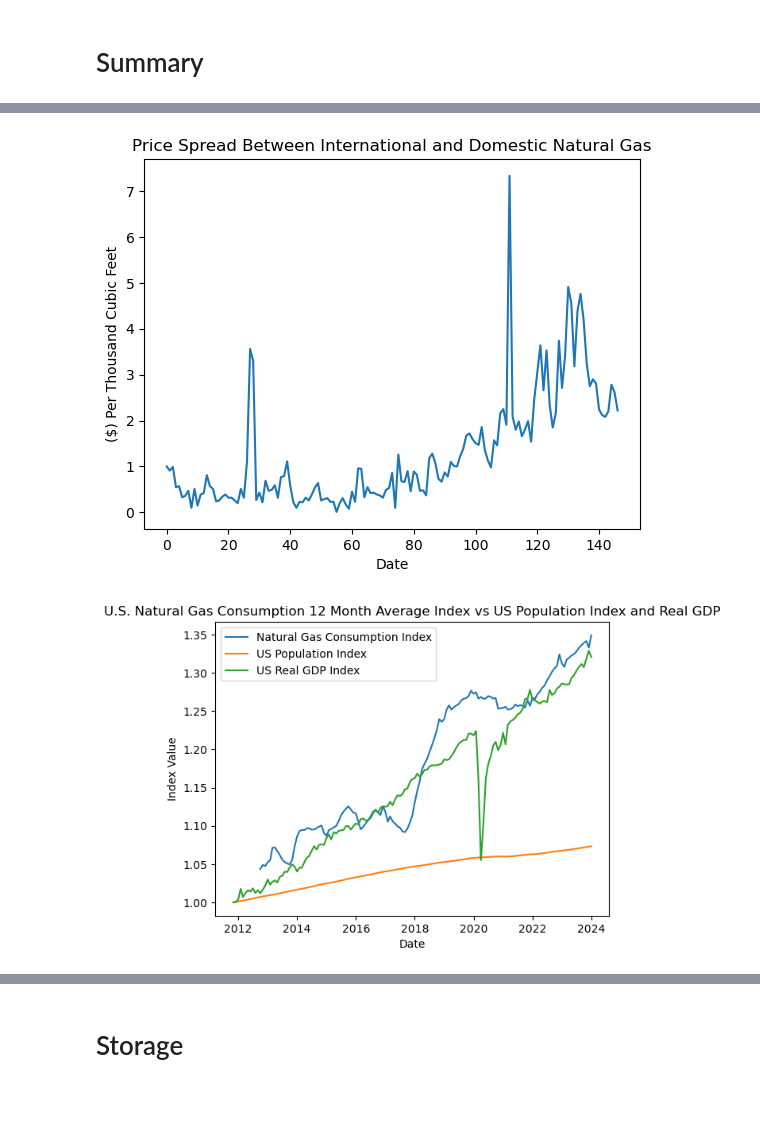
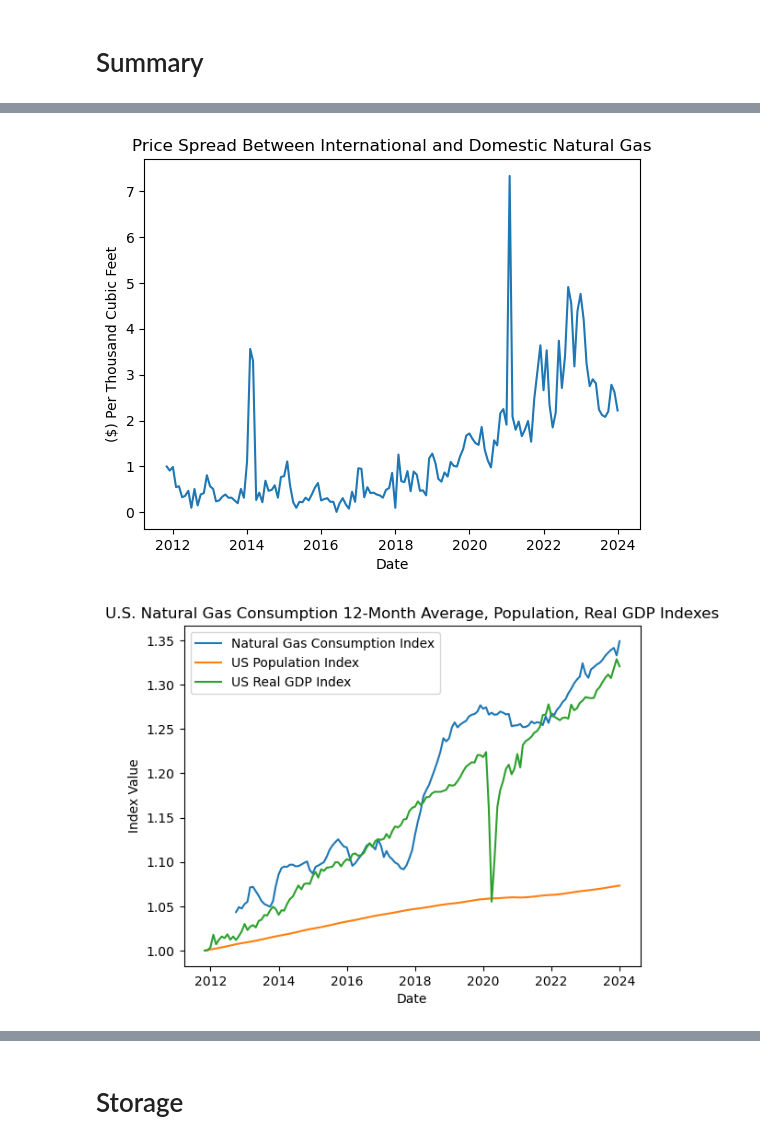
Before and after one commit to H-Perry1/natgas-model, a Jupyter notebook: model.ipynb, the cells around one changed output, grey strips where cells are left out. Saved outputs shown, nothing was run; the diff lists cells and outputs as text; code cells hidden in the pictures; blank space fills up the shorter version.

Commit message:
Data Analysis and Cleaning

```diff
--- a/model.ipynb
+++ b/model.ipynb
@@ -25,18 +25,18 @@ df_gdp_m = pd.read_excel('US-Monthly-GDP-History-Data.xlsx', sheet_name= 'Data')
 #https://www.cftc.gov/MarketReports/CommitmentsofTraders/HistoricalCompressed/index.htm
 
 # Import Commitment of traders data from 2006-2016
-df_cot_2006_2015_w = pd.read_excel('F_DisAgg06_15.xls')
+df_cot_2006_2015_w = pd.read_excel('data/F_DisAgg06_15.xls')
 
 # Import data from 2016-2024 in individual excel sheets
-df_cot_2016_w = pd.read_excel('COT_2016.xls')
-df_cot_2017_w = pd.read_excel('COT_2017.xls')
-df_cot_2018_w = pd.read_excel('COT_2018.xls')
-df_cot_2019_w = pd.read_excel('COT_2019.xls')
-df_cot_2020_w = pd.read_excel('COT_2020.xls')
-df_cot_2021_w = pd.read_excel('COT_2021.xls')
-df_cot_2022_w = pd.read_excel('COT_2022.xls')
-df_cot_2023_w = pd.read_excel('COT_2023.xls')
-df_cot_2024_w = pd.read_excel('COT_2024.xls')
+df_cot_2016_w = pd.read_excel('data/COT_2016.xls')
+df_cot_2017_w = pd.read_excel('data/COT_2017.xls')
+df_cot_2018_w = pd.read_excel('data/COT_2018.xls')
+df_cot_2019_w = pd.read_excel('data/COT_2019.xls')
+df_cot_2020_w = pd.read_excel('data/COT_2020.xls')
+df_cot_2021_w = pd.read_excel('data/COT_2021.xls')
+df_cot_2022_w = pd.read_excel('data/COT_2022.xls')
+df_cot_2023_w = pd.read_excel('data/COT_2023.xls')
+df_cot_2024_w = pd.read_excel('data/COT_2024.xls')
 # %%
 # Join all COT data frames
 df_cot_w = pd.concat([df_cot_2006_2015_w, df_cot_2016_w, df_cot_2017_w, df_cot_2018_w, df_cot_2019_w, df_cot_2020_w, df_cot_2021_w, df_cot_2022_w, df_cot_2023_w ,df_cot_2024_w])
@@ -89,7 +89,7 @@ df_gdp_m = df_gdp_m.groupby(['Year', 'Month']).mean()
 df_full = df_cot_m.merge(df_production_m, on=['Month', 'Year']).merge(df_storage_m, on=['Month', 'Year']).merge(df_consumption_m, on=['Month', 'Year']).merge(df_price_m, on=['Month', 'Year']).merge(df_import_m, on=['Month', 'Year']).merge(df_export_m, on=['Month', 'Year']).merge(df_exportprice_m, on=['Month', 'Year']).merge(df_gdp_m, on=['Month', 'Year'])
 
 # Create new data frame of only desired columns from full data frame
-df = df_full[['U.S. Natural Gas Imports (MMcf)', 'U.S. Natural Gas Exports (MMcf)', 'Weekly Lower 48 States Natural Gas Working Underground Storage (Billion Cubic Feet)', 'U.S. Natural Gas Marketed Production (MMcf)', 'U.S. Natural Gas Total Consumption (MMcf)', 'Henry Hub Natural Gas Spot Price (Dollars per Million Btu)', 'Prod_Merc_Positions_Long_ALL', 'Prod_Merc_Positions_Short_ALL', 'Price of U.S. Natural Gas Exports (Dollars per Thousand Cubic Feet)', 'Monthly Real GDP Index']]
+df = df_full[['U.S. Natural Gas Imports (MMcf)', 'U.S. Natural Gas Exports (MMcf)', 'Weekly Lower 48 States Natural Gas Working Underground Storage (Billion Cubic Feet)', 'U.S. Natural Gas Marketed Production (MMcf)', 'U.S. Natural Gas Total Consumption (MMcf)', 'Henry Hub Natural Gas Spot Price (Dollars per Million Btu)', 'Prod_Merc_Positions_Long_ALL', 'Prod_Merc_Positions_Short_ALL', 'M_Money_Positions_Long_ALL', 'M_Money_Positions_Short_ALL', 'Price of U.S. Natural Gas Exports (Dollars per Thousand Cubic Feet)', 'Monthly Real GDP Index']]
 #Add date column to data frame
 df['Date'] = [dt.datetime(year, month, 1) for month, year in df['U.S. Natural Gas Imports (MMcf)'].index]
 
@@ -171,7 +171,7 @@ df = df.merge(edd_m, on=['Year', 'Month'])
 # %%
 # Retrieve US Population data set
 #https://fred.stlouisfed.org/series/POPTHM
-df_population_m = pd.read_excel('US_POP.xls', header=10)
+df_population_m = pd.read_excel('data/US_POP.xls', header=10)
 # Seperate month and year from date value for easy manipulation
 df_population_m['Month'] = df_population_m['observation_date'].dt.month
 df_population_m['Year'] = df_population_m['observation_date'].dt.year
@@ -184,41 +184,42 @@ df.to_csv('clean_dataset.csv')
 # %% [markdown]
 # Summary
 # %%
+
 
 #Net exports as % of domestic production
 plt.plot(df['Date'], (df['U.S. Natural Gas Exports (MMcf)'].values - df['U.S. Natural Gas Imports (MMcf)'].values)/df['U.S. Natural Gas Marketed Production (MMcf)'].values)
 plt.xlabel('Date')
 plt.ylabel('Proportion of Domestic Production')
 plt.title('U.S. Natural Gas Net Exports Over Time as Proportion of Domestic Production')
 plt.show()
 
 #Spread between international and domestic price
-plt.plot(df['Price of U.S. Natural Gas Exports (Dollars per Thousand Cubic Feet)'] - df['Henry Hub Natural Gas Spot Price (Dollars per Million Btu)'])
+plt.plot(df['Date'], df['Price of U.S. Natural Gas Exports (Dollars per Thousand Cubic Feet)'] - df['Henry Hub Natural Gas Spot Price (Dollars per Million Btu)'])
 plt.xlabel('Date')
 plt.ylabel('($) Per Thousand Cubic Feet')
 plt.title('Price Spread Between International and Domestic Natural Gas')
 plt.show()
 
 #12 month average consumption index vs population index
 plt.plot(df['Date'], (df['U.S. Natural Gas Total Consumption (MMcf)'].rolling(window=12).mean())/df['U.S. Natural Gas Total Consumption (MMcf)'][0], label = 'Natural Gas Consumption Index')
 plt.plot(df['Date'], (df['POPTHM'])/df['POPTHM'][0], label = 'US Population Index')
 plt.plot(df['Date'], (df['Monthly Real GDP Index'])/df['Monthly Real GDP Index'][0], label = 'US Real GDP Index')
 
 plt.xlabel('Date')
 plt.ylabel('Index Value')
-plt.title('U.S. Natural Gas Consumption 12 Month Average Index vs US Population Index and Real GDP')
+plt.title('U.S. Natural Gas Consumption 12-Month Average, Population, Real GDP Indexes')
 plt.legend()
 plt.show()
 
 #Production vs consumption
-plt.plot(df['Date'], df['U.S. Natural Gas Total Consumption (MMcf)'], label = 'Natural Gas Total Consumption')
-plt.plot(df['Date'], df['U.S. Natural Gas Marketed Production (MMcf)'], label = 'Natural Gas Marketed Production')
+plt.plot(df['Date'], df['U.S. Natural Gas Total Consumption (MMcf)']/1000, label = 'Natural Gas Total Consumption')
+plt.plot(df['Date'], df['U.S. Natural Gas Marketed Production (MMcf)']/1000, label = 'Natural Gas Marketed Production')
 plt.xlabel('Date')
-plt.ylabel('Quantity (MMcf)')
-plt.title('U.S. Natural Gas Total Consumption (MMcf) vs Production (MMcf)')
+plt.ylabel('Quantity (Bcf)')
+plt.title('U.S. Natural Gas Total Consumption vs Production')
 plt.legend()
 plt.show()
 # %% [output]
 [figure]
-[figure, old version]
+[figure, new version]
-[figure, old version]
+[figure, new version]
```
Also changed, not shown: parts of 9 cells of this notebook.
